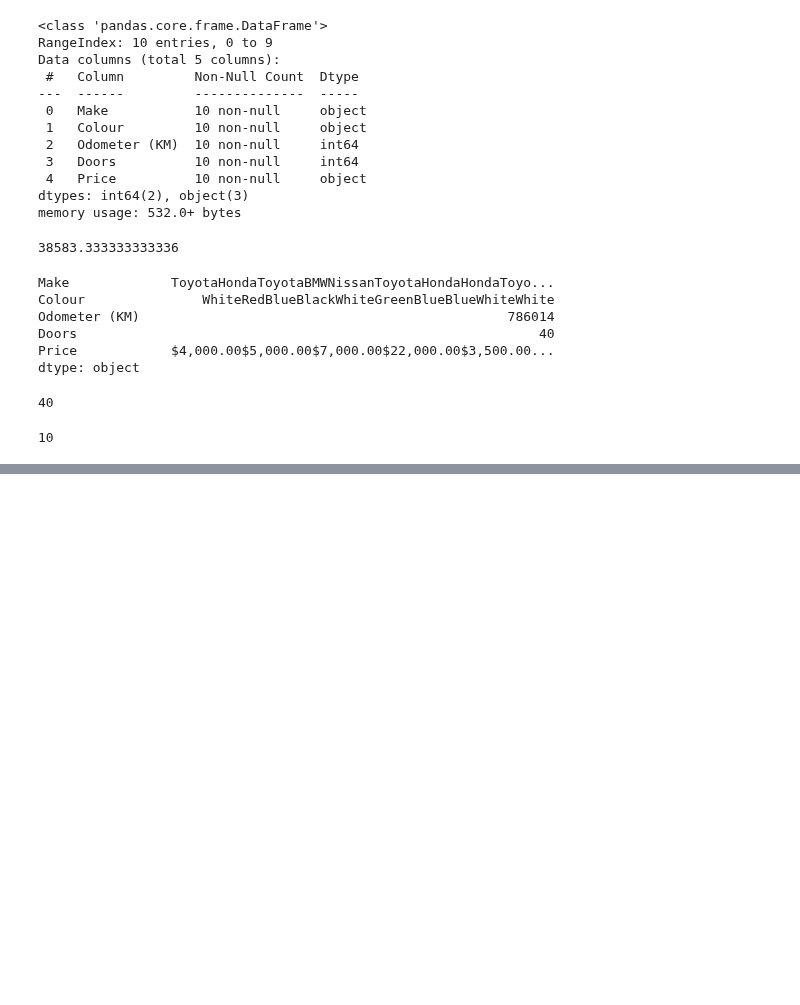
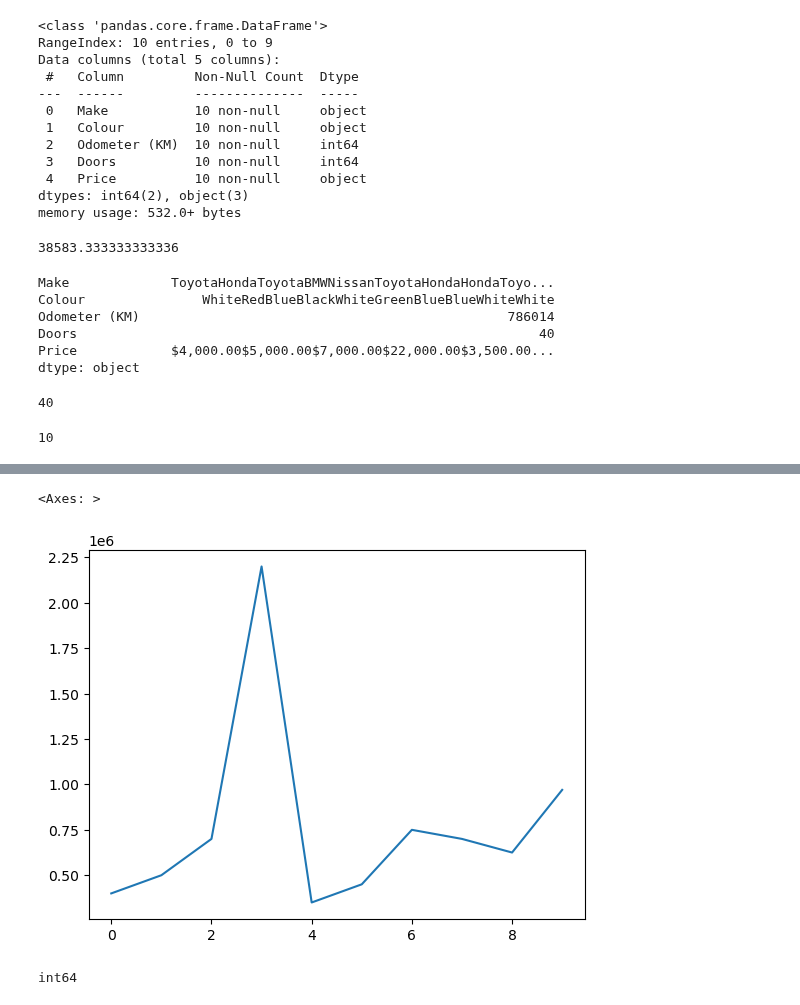
Before and after one commit to 0xPriyanshuJha/ML-Expedition, a Jupyter notebook: playingwithpandas.ipynb, the cells around one changed output, grey strips where cells are left out. Cells and saved outputs as stored; diff of their text form; code cells hidden in the pictures; blank space fills up the shorter version.

```diff
--- a/playingwithpandas.ipynb
+++ b/playingwithpandas.ipynb
@@ -141,0 +277,9 @@ len(car_sales)
+# %%
+car_sales["Price"].plot()
+# %% [output]
+<Axes: >
+[figure, added]
+# %%
+print(car_sales["Price"].dtype)
+# %% [output]
+int64
```
Also changed, not shown: parts of 19 cells of this notebook, 4 other files.
